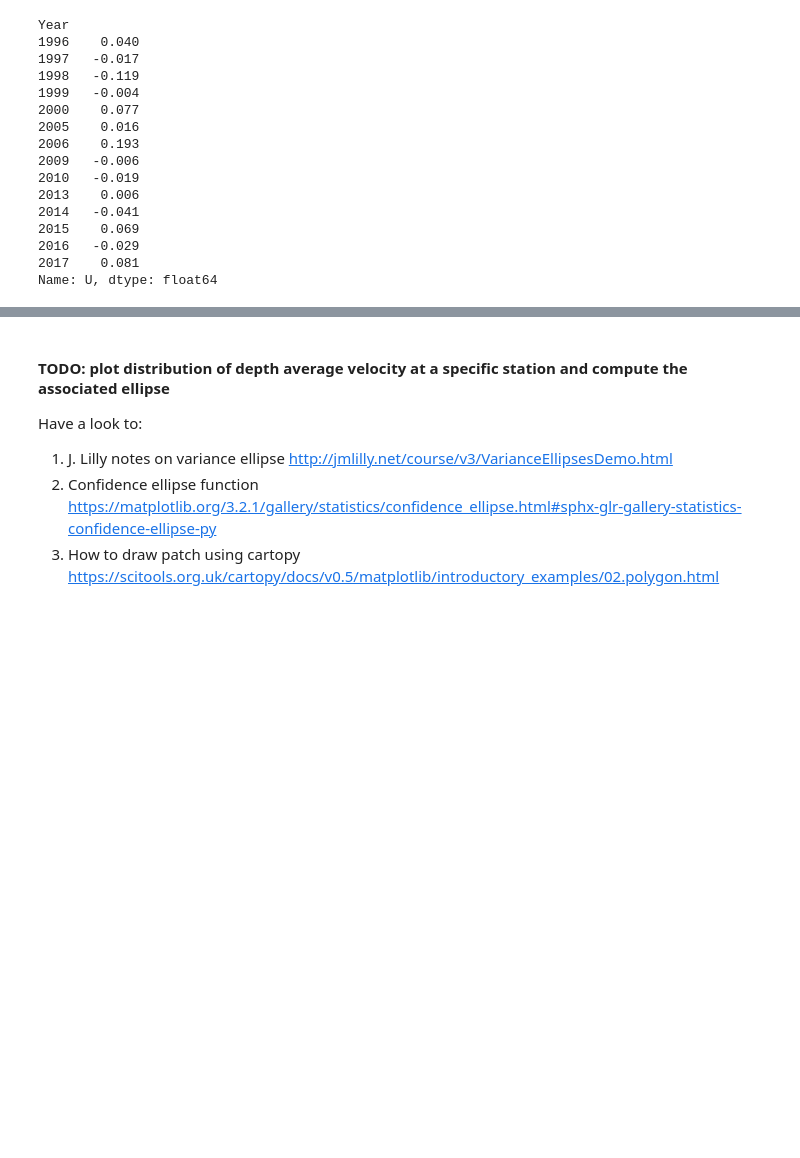
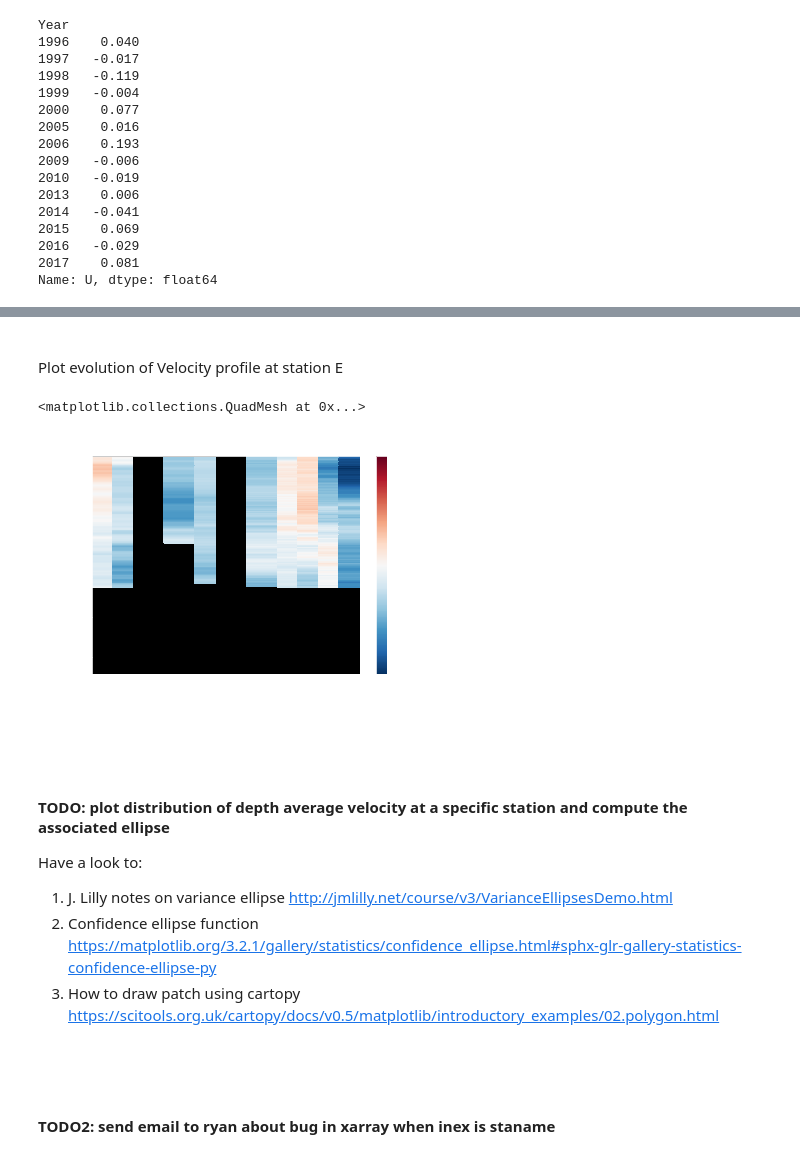
Before and after one commit to lhoupert/analysis_eel_data, a Jupyter notebook: notebooks/01c_Plot_map_with_meancurrentellipse.ipynb, the cells around one changed output, grey strips where cells are left out. Saved outputs shown, nothing was run; the diff lists cells and outputs as text; code cells hidden in the pictures; blank space fills up the shorter version.

```diff
--- a/notebooks/01c_Plot_map_with_meancurrentellipse.ipynb
+++ b/notebooks/01c_Plot_map_with_meancurrentellipse.ipynb
@@ -233,6 +341,22 @@ Name: U, dtype: float64
+# %% [markdown]
+\
+Plot evolution of Velocity profile at station E
+# %%
+# Extra Refdist value associated with Station E
+distSTA = da.Refdist.values[da.Staname.values=='E'][0]
+
+# Plot
+da.V.sel(Refdist=distSTA,Year=slice('2004','2017')).plot(y='Depth', yincrease=False)
+# %% [output]
+<matplotlib.collections.QuadMesh at 0x...>
+[figure, added]
 # %% [markdown]
+<br><br>
 #### TODO: plot distribution of depth average velocity at a specific station and compute the associated ellipse
 Have a look to:
 1. J. Lilly notes on variance ellipse http://jmlilly.net/course/v3/VarianceEllipsesDemo.html
 2. Confidence ellipse function https://matplotlib.org/3.2.1/gallery/statistics/confidence_ellipse.html#sphx-glr-gallery-statistics-confidence-ellipse-py
 3. How to draw patch using cartopy https://scitools.org.uk/cartopy/docs/v0.5/matplotlib/introductory_examples/02.polygon.html
+# %% [markdown]
+<br><br>
+#### TODO2: send email to ryan about bug in xarray when inex is staname
```
Also changed, not shown: parts of 16 cells of this notebook.
